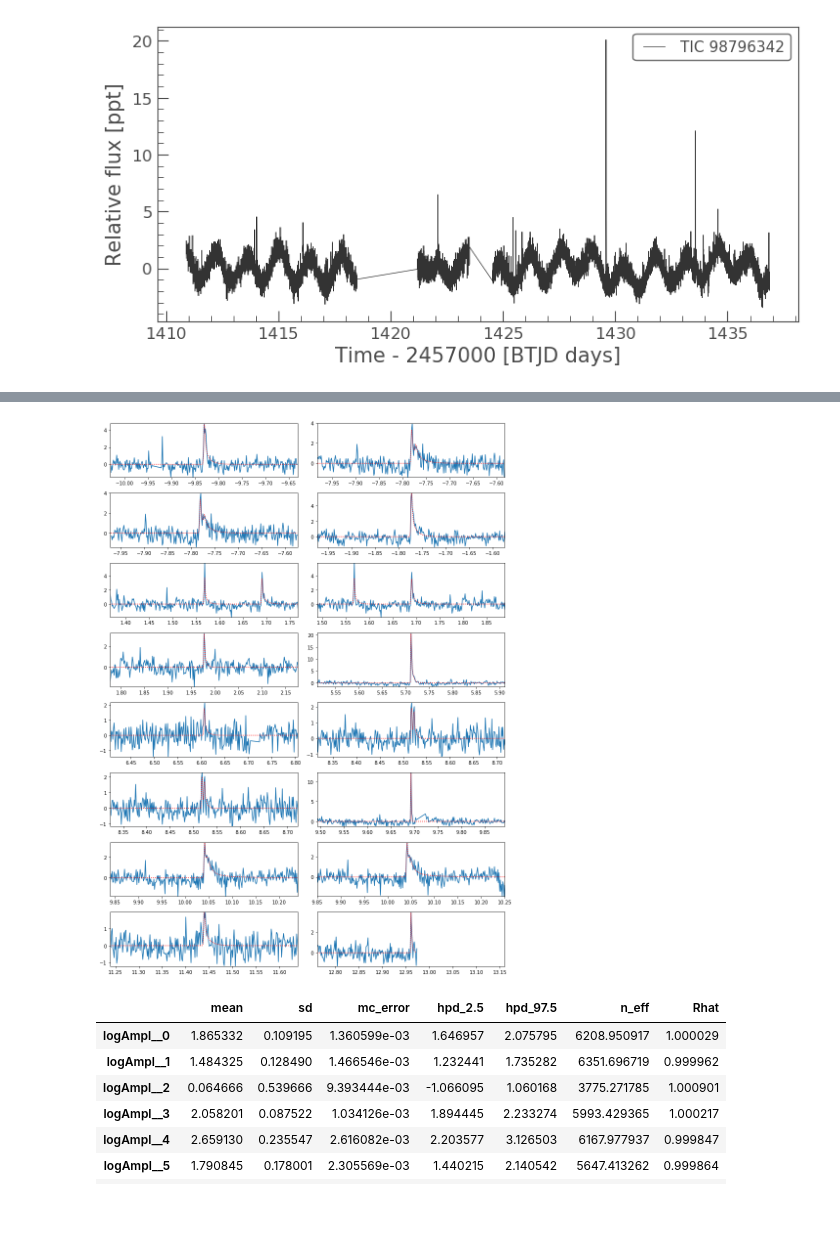
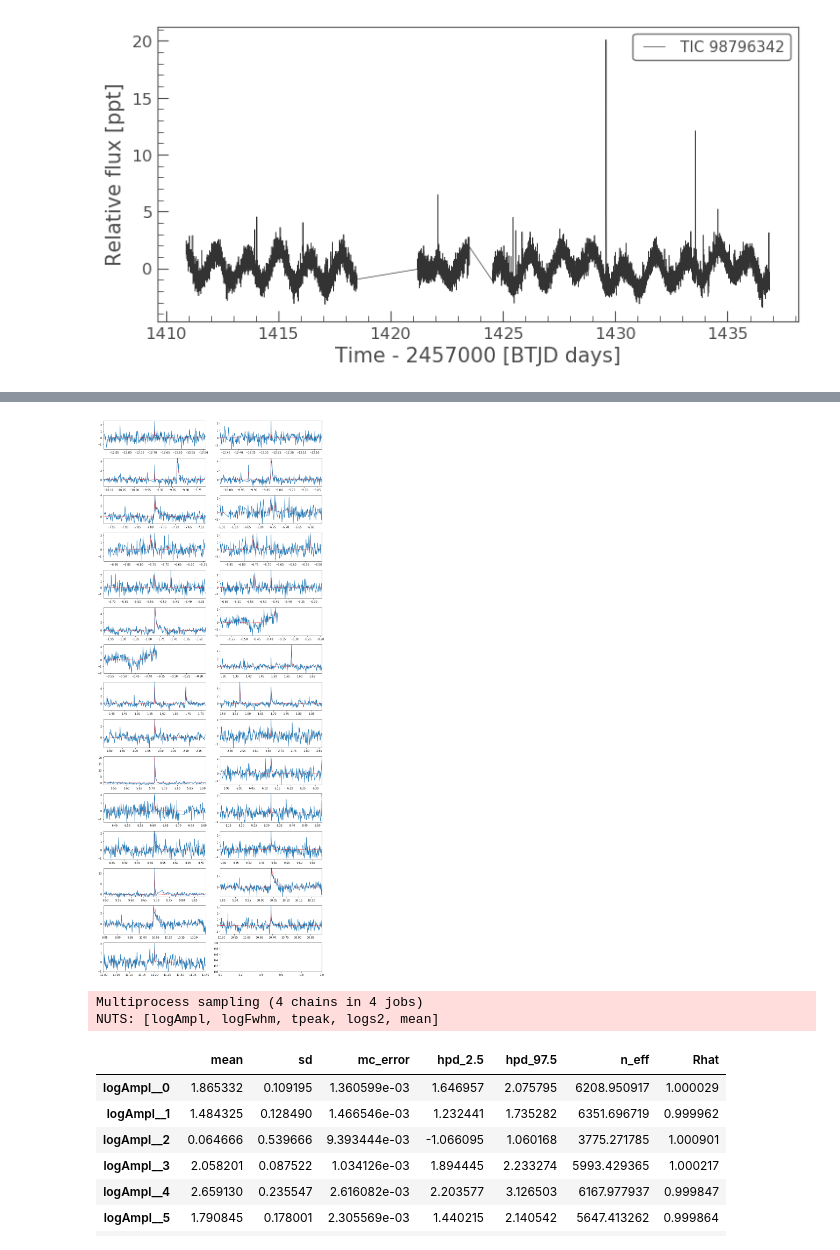
Before and after one commit to mrtommyb/xoflares, a Jupyter notebook: notebooks/xoflares-real-star.ipynb, the cells around one changed output, grey strips where cells are left out. Drawn from its saved outputs; the diff is of its cells as text; code cells hidden in the pictures; blank space fills up the shorter version.

```diff
--- a/notebooks/xoflares-real-star.ipynb
+++ b/notebooks/xoflares-real-star.ipynb
@@ -23,8 +24,7 @@ print(lk.__version__)
 1.0b30.dev
 # %%
 # make a light curve
-tpf = lk.TessTargetPixelFile("/home/tom/.lightkurve-cache/mastDownload/TESS/tess2018292075959-s0004-0000000098796342-0124-s/tess2018292075959-s0004-0000000098796342-0124-s_tp.fits")
-# tpf = lk.search_targetpixelfile('LTT 1445')
+tpf = lk.search_targetpixelfile('LTT 1445').download()
 pix_mask = tpf.create_threshold_mask(threshold=2)
 corrector = lk.PLDCorrector(tpf)
 lc = corrector.correct(aperture_mask=pix_mask, simple_tom=True,
@@ -93,5 +121,5 @@ for i in range(npeaks):
     ax.plot(x, y)
     ax.axvline(tpeaks[i], np.min(y), np.max(y), color='r', linestyle=':')
     ax.set_xlim(tpeaks[i]-0.2, tpeaks[i]+0.2)
-    ax.set_ylim(np.min(y), np.max(y))
+    ax.set_ylim(np.min(y), np.max(ampls[i]+3))
 # %% [output]
@@ -219,7 +247,7 @@ with pm.Model() as model:
     fwhm = pm.Deterministic("fwhm", tt.exp(logFwhm))
     ampl = pm.Deterministic("ampl", tt.exp(logAmpl))
 
-    flare_lc = get_light_curve(x, tpeak, fwhm, ampl, texp=texp)
+    flare_lc = get_light_curve(x, tpeak, fwhm, ampl, texp=texp, oversample=15)
     pm.Deterministic("flare_lc", flare_lc)
     pm.Normal("obs", mu=flare_lc + mean, sd=tt.exp(2*logs2), observed=y)
 
@@ -227,5 +255,15 @@ with pm.Model() as model:
     map_soln = xo.optimize(start=map_soln, vars=[ampl, mean])
     map_soln = xo.optimize(start=map_soln, vars=[fwhm, ampl])
     map_soln = xo.optimize(start=map_soln, vars=[tpeak])
+
+    approx = pm.MeanField(start=map_soln)
+    pm.fit(method=pm.KLqp(approx), n=200000,
+            obj_optimizer=pm.adagrad_window
+        )
+    start = approx.sample(draws=4, )
+    start = list(start)
+    stds = approx.bij.rmap(approx.std.eval())
+    cov = model.dict_to_array(stds) ** 2
+    potential = quadpotential.QuadPotentialDiag(cov)
 # %% [output]
 success: False
@@ -243,14 +282,15 @@ final logp: -118029.70538159691
 # %%
 fig, axes = plt.subplots(ncols=2, nrows=np.ceil(npeaks/2).astype(int), figsize=[12,npeaks])
 axes = axes.flatten()
+tps = start[0]['tpeak']
 for i in range(npeaks):
-    timemask = (x >= tpeaks[i]-0.2) * (x < tpeaks[i]+0.2)
+    timemask = (x >= tps[i]-0.2) * (x < tps[i]+0.2)
     ax = axes[i]
     ax.plot(x[timemask], y[timemask])
-    ax.plot(x[timemask], map_soln['flare_lc'][timemask], ':r')
+    ax.plot(x[timemask], start[0]['flare_lc'][timemask], ':r')
     ax.set_xlim(tpeaks[i]-0.2, tpeaks[i]+0.2)
     ax.set_ylim(np.min(y[timemask]), np.max(y[timemask]))
 fig.tight_layout()
 # %% [output]
-[figure, old version]
+[figure, new version]
 # %%
@@ -263,3 +300,13 @@ with model:
+# %%
+# with model:
+#     trace = sampler.sample(draws=2000)
+
+with model:
+    step = pm.NUTS(potential=potential, target_accept=0.9)
+    trace = pm.sample(draws=3000, tune=200, step=step, start=start)
+# %% [output]
+Multiprocess sampling (4 chains in 4 jobs)
+NUTS: [logAmpl, logFwhm, tpeak, logs2, mean]
 # %%
 pm.summary(trace, varnames= ['logAmpl', 'logFwhm', 'tpeak', 'logs2', 'mean'], )
 # %% [output]
```
Also changed, not shown: parts of 10 cells of this notebook, 1 other file.
